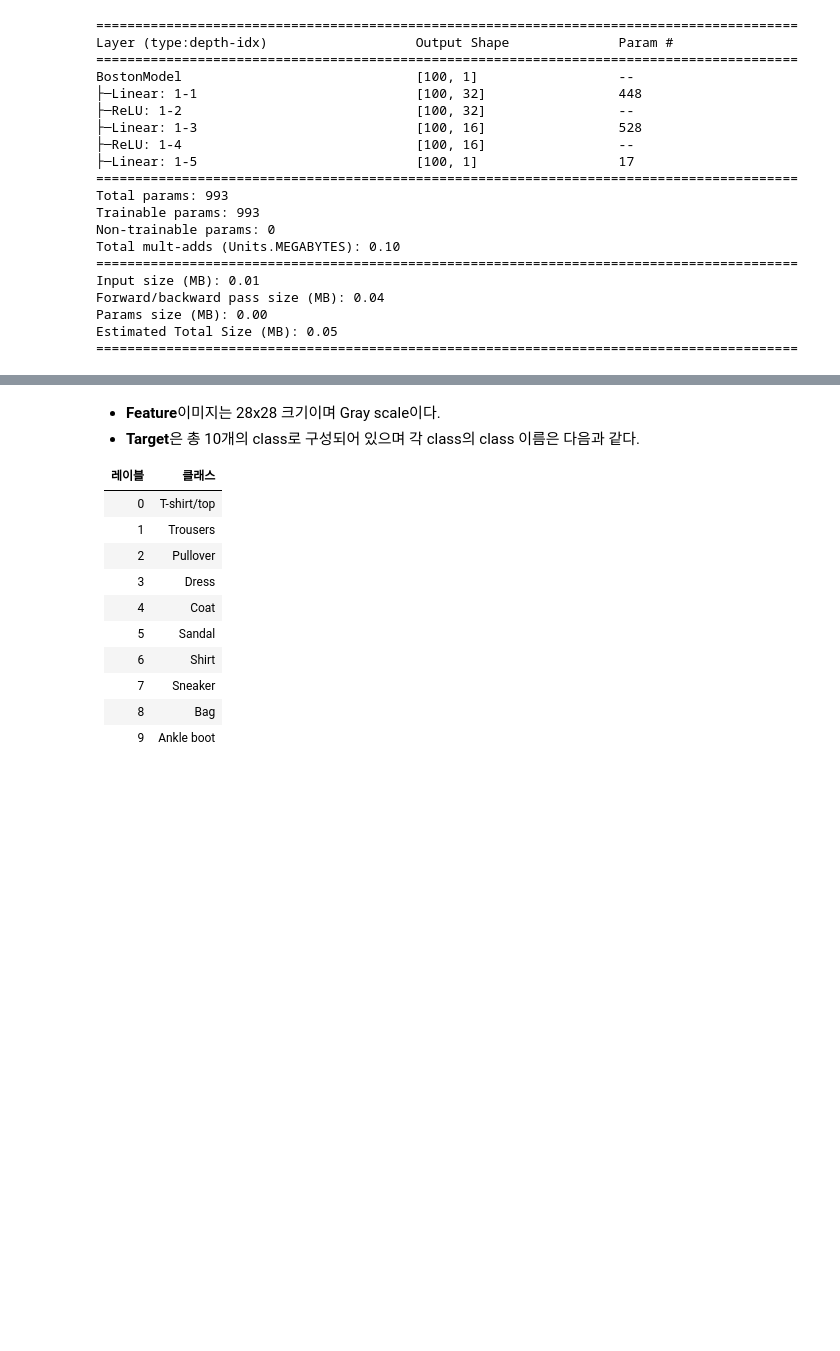
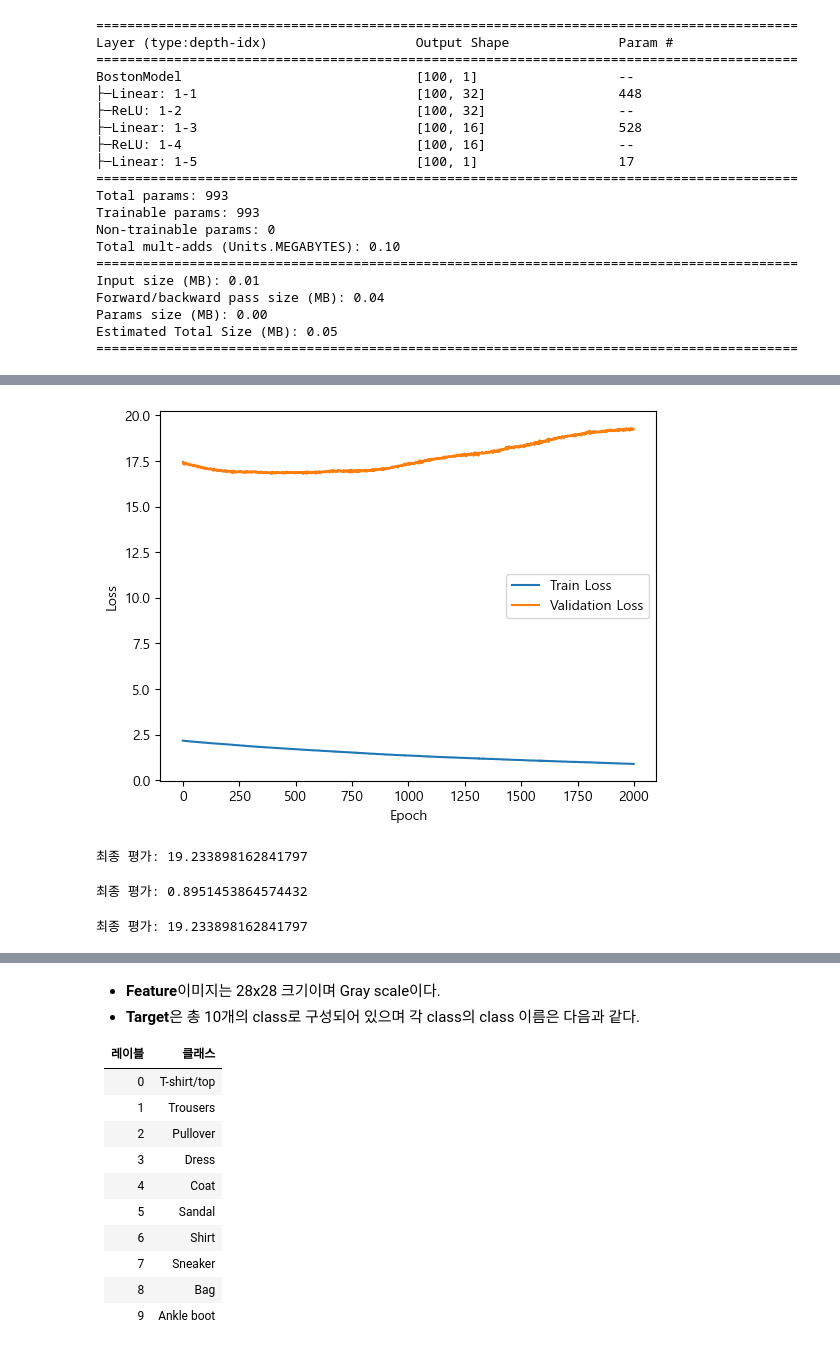
Before and after one commit to kgmyhGit/SKN31-inst, a Jupyter notebook: 07_deeplearning/07_모델저장_문제 유형별 모델 생성.ipynb, the cells around one changed output, grey strips where cells are left out. Drawn from its saved outputs; the diff is of its cells as text; code cells hidden in the pictures; blank space fills up the shorter version.

```diff
--- a/07_deeplearning/07_모델저장_문제 유형별 모델 생성.ipynb
+++ b/07_deeplearning/07_모델저장_문제 유형별 모델 생성.ipynb
@@ -407,9 +407,12 @@ Estimated Total Size (MB): 0.05
 ## 손실함수 - 회귀: MSELoss
 loss_fn = nn.MSELoss()
 ## 옵티마이저
-optimizer = torch.optim.Adam(model.parameters(), lr=0.001) # 모델의 파라미터, learning_rate
+optimizer = torch.optim.Adam(boston_model.parameters(), lr=0.001) # 모델의 파라미터, learning_rate
 # %%
-epochs = 1000
+epochs = 2000
+train_loss_list = []
+val_loss_list = []
+
 for epoch in range(epochs):
     #######################
     # 학습
@@ -438,4 +441,19 @@ for epoch in range(epochs):
     ########################
     # 검증 - 1 epoch 학습한 것에 대한 검증
     ########################
-    boston_model.eval()
+    boston_model.eval() # 검증, 평가, 추론 하는 모델에 설정.
+    val_loss = 0.0
+    with torch.no_grad():
+        for X_val, y_val in test_loader_boston:
+            # 1. X, y를 device 이동
+            X_val, y_val = X_val.to(device), y_val.to(device)
+            # 2. 추론
+            pred_val = boston_model(X_val)
+            # 3. 검증 - 평가지표 계산 (회귀: MSE)
+            val_loss += loss_fn(pred_val, y_val).item()
+    val_loss /= len(test_loader_boston)   # val_loss 평균
+
+    train_loss_list.append(train_loss)
+    val_loss_list.append(val_loss)
+    if epoch % 100 == 0 or epoch == (epochs-1):
+        print(f"[{epoch+1}/{epochs}] train loss: {train_loss}, val_loss: {val_loss}")
@@ -441,0 +478,30 @@ for epoch in range(epochs):
+# %%
+# 학습 도중 저장한 평가 지표 시각화
+plt.plot(range(epochs), train_loss_list, label="Train Loss")
+plt.plot(range(epochs), val_loss_list, label="Validation Loss")
+plt.xlabel("Epoch")
+plt.ylabel("Loss")
+
+# plt.ylim(0, 40)
+
+plt.legend()
+plt.show()
+# %% [output]
+[figure, added]
+# %%
+# Testset으로 최종 검증
+boston_model.eval() # 검증, 평가, 추론 하는 모델에 설정.
+test_loss = 0.0
+with torch.no_grad():
+    for X_test, y_test in test_loader_boston:
+        # 1. X, y를 device 이동
+        X_test, y_test = X_test.to(device), y_test.to(device)
+        # 2. 추론
+        pred_test = boston_model(X_test)
+        # 3. 검증 - 평가지표 계산 (회귀: MSE)
+        test_loss += loss_fn(pred_test, y_test).item()
+test_loss /= len(test_loader_boston)   # val_loss 평균
+
+print("최종 평가:", test_loss)
+# %% [output]
+최종 평가: 19.233898162841797
@@ -441,0 +525,8 @@ for epoch in range(epochs):
+# %%
+test(boston_model, train_loader_boston)
+# %% [output]
+최종 평가: 0.8951453864574432
+# %%
+test(boston_model, test_loader_boston)
+# %% [output]
+최종 평가: 19.233898162841797
```
Also changed, not shown: parts of 18 cells of this notebook, 1 other file.
